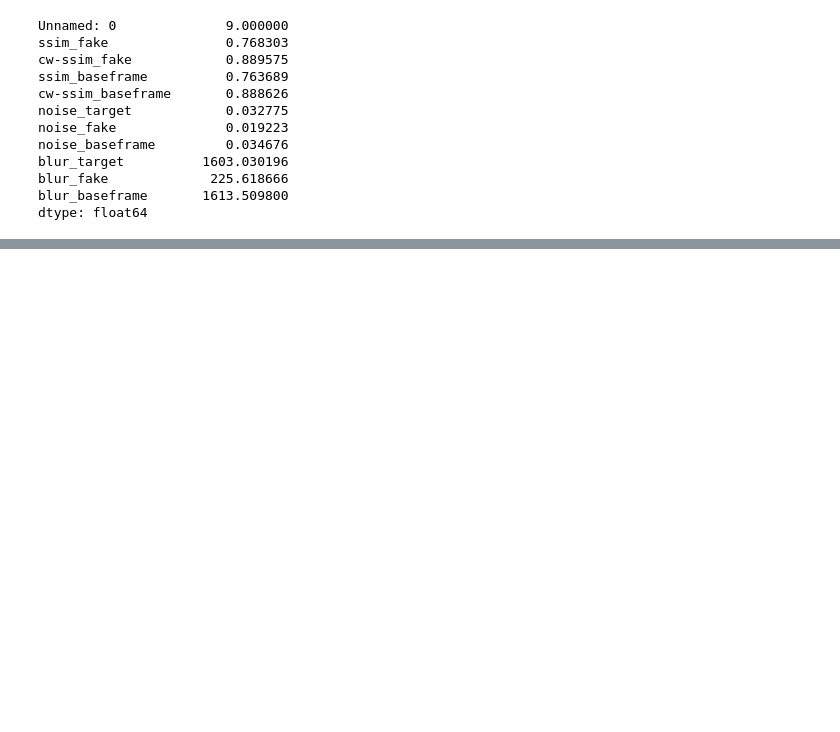
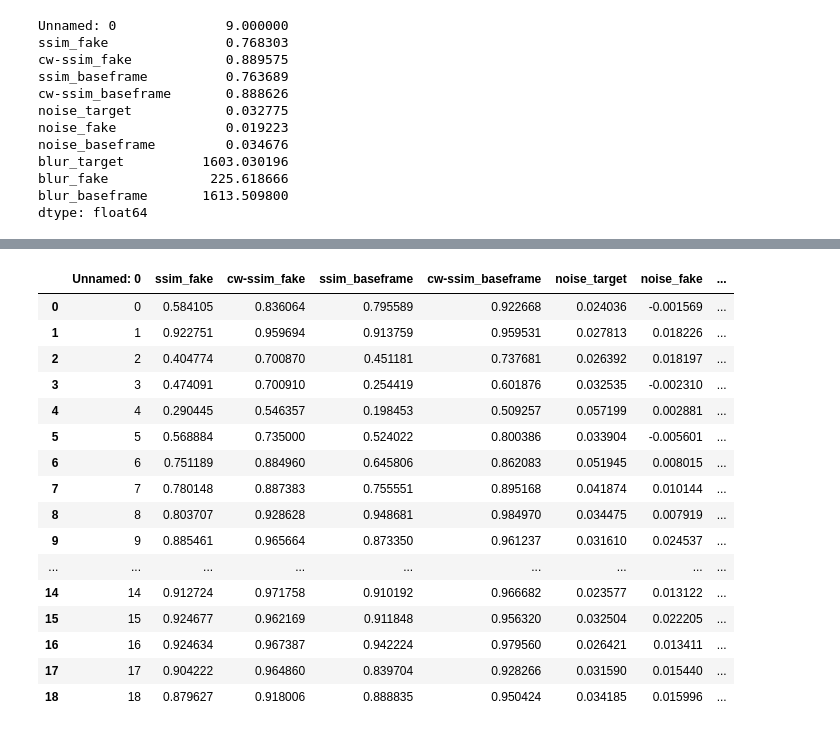
Before and after one commit to yasue32/afm-denoise, a Jupyter notebook: Results/ssim-noise.ipynb, the cells around one changed output, grey strips where cells are left out. Saved outputs shown, nothing was run; the diff lists cells and outputs as text; code cells hidden in the pictures; blank space fills up the shorter version.

```diff
--- a/Results/ssim-noise.ipynb
+++ b/Results/ssim-noise.ipynb
@@ -262,0 +362,24 @@ dtype: float64
+# %%
+filename = "pretrained2x_mae_Pflow_f9_256"
+sub = "test_dataset_per_sequence/sep_trainlist_2x"
+filepath = filename + "/" + sub + "/eval.csv"
+df9 = pd.read_csv(filepath)
+df9
+# %% [output]
+|  | Unnamed: 0 | ssim_fake | cw-ssim_fake | ssim_baseframe | cw-ssim_baseframe | noise_target | noise_fake | ... |
+| 0 | 0 | 0.584105 | 0.836064 | 0.795589 | 0.922668 | 0.024036 | -0.001569 | ... |
+| 1 | 1 | 0.922751 | 0.959694 | 0.913759 | 0.959531 | 0.027813 | 0.018226 | ... |
+| 2 | 2 | 0.404774 | 0.700870 | 0.451181 | 0.737681 | 0.026392 | 0.018197 | ... |
+| 3 | 3 | 0.474091 | 0.700910 | 0.254419 | 0.601876 | 0.032535 | -0.002310 | ... |
+| 4 | 4 | 0.290445 | 0.546357 | 0.198453 | 0.509257 | 0.057199 | 0.002881 | ... |
+| 5 | 5 | 0.568884 | 0.735000 | 0.524022 | 0.800386 | 0.033904 | -0.005601 | ... |
+| 6 | 6 | 0.751189 | 0.884960 | 0.645806 | 0.862083 | 0.051945 | 0.008015 | ... |
+| 7 | 7 | 0.780148 | 0.887383 | 0.755551 | 0.895168 | 0.041874 | 0.010144 | ... |
+| 8 | 8 | 0.803707 | 0.928628 | 0.948681 | 0.984970 | 0.034475 | 0.007919 | ... |
+| 9 | 9 | 0.885461 | 0.965664 | 0.873350 | 0.961237 | 0.031610 | 0.024537 | ... |
+| ... | ... | ... | ... | ... | ... | ... | ... | ... |
+| 14 | 14 | 0.912724 | 0.971758 | 0.910192 | 0.966682 | 0.023577 | 0.013122 | ... |
+| 15 | 15 | 0.924677 | 0.962169 | 0.911848 | 0.956320 | 0.032504 | 0.022205 | ... |
+| 16 | 16 | 0.924634 | 0.967387 | 0.942224 | 0.979560 | 0.026421 | 0.013411 | ... |
+| 17 | 17 | 0.904222 | 0.964860 | 0.839704 | 0.928266 | 0.031590 | 0.015440 | ... |
+| 18 | 18 | 0.879627 | 0.918006 | 0.888835 | 0.950424 | 0.034185 | 0.015996 | ... |
```
Also changed, not shown: parts of 31 cells of this notebook, 8 other files.
